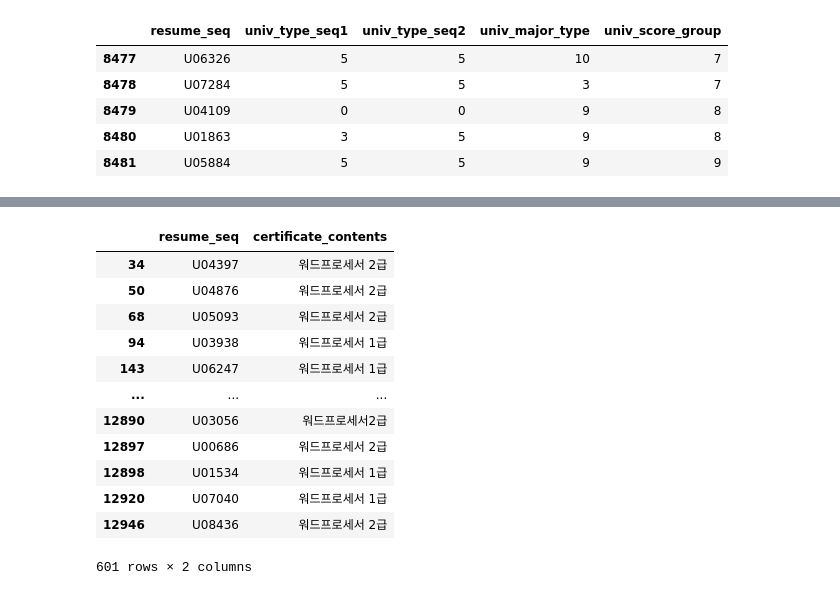
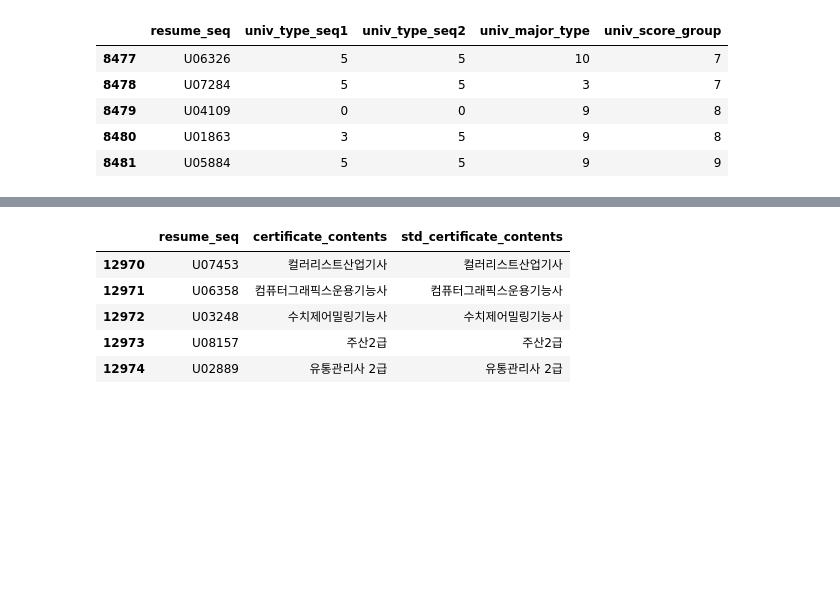
Before and after one commit to Kim-SeongSu/Dacon_Kookmin_University, a Jupyter notebook: kookmin_ai.ipynb, the cells around one changed output, grey strips where cells are left out. Drawn from its saved outputs; the diff is of its cells as text; code cells hidden in the pictures; blank space fills up the shorter version.

Commit message:
update: data Pre-processing complete
데이터 전처리 완료
- 필요데이터 추출
- 데이터 정제

# 다음 할 일
- 데이터 표준화 (from sklearn.preprocessing import StandardScaler 사용)
- 데이터 프레임 Numpy 배열로 변환
- 계층적 클러스터링 수행

```diff
--- a/kookmin_ai.ipynb
+++ b/kookmin_ai.ipynb
@@ -653,16 +641,64 @@ Name: certificate_contents, dtype: int64
-# %%
-resume_certificate_data[resume_certificate_data.certificate_contents.str.contains('워드프로세서')]
-# %% [output]
-|  | resume_seq | certificate_contents |
-| 34 | U04397 | 워드프로세서 2급 |
-| 50 | U04876 | 워드프로세서 2급 |
-| 68 | U05093 | 워드프로세서 2급 |
-| 94 | U03938 | 워드프로세서 1급 |
-| 143 | U06247 | 워드프로세서 1급 |
-| ... | ... | ... |
-| 12890 | U03056 | 워드프로세서2급 |
-| 12897 | U00686 | 워드프로세서 2급 |
-| 12898 | U01534 | 워드프로세서 1급 |
-| 12920 | U07040 | 워드프로세서 1급 |
-| 12946 | U08436 | 워드프로세서 2급 |
-601 rows × 2 columns
+# %%
+resume_temp = resume_certificate_data
+
+# 자격증 명칭 통일
+resume_temp['std_certificate_contents'] = ''
+
+
+## 자동차 운전면허
+resume_temp.loc[(resume_temp.certificate_contents.str.contains('1종')) & (resume_temp.certificate_contents.str.contains('보')) , 'std_certificate_contents'] = '자동차 운전면허 1종 보통'
+resume_temp.loc[(resume_temp.certificate_contents.str.contains('1종')) & (resume_temp.certificate_contents.str.contains('대')) , 'std_certificate_contents'] = '자동차 운전면허 1종 대형'
+resume_temp.loc[((resume_temp.certificate_contents.str.contains('2종')) & (resume_temp.certificate_contents.str.contains('보')) | (resume_temp.certificate_contents.str.contains('2종운전'))) , 'std_certificate_contents'] = '자동차 운전면허 2종 보통'
+resume_temp.loc[(resume_temp.certificate_contents.str.contains('2종')) & (resume_temp.certificate_contents.str.contains('소')) , 'std_certificate_contents'] = '자동차 운전면허 2종 소형'
+
+## MCAS
+for i in [6718, 9402]:
+    resume_temp.std_certificate_contents[i] = 'MCAS MASTER 2007'
+
+## MOS
+resume_temp.loc[((resume_temp.certificate_contents.str.contains('MOS') | resume_temp.certificate_contents.str.contains('모스')) & (resume_temp.certificate_contents.str.contains('MASTER') | resume_temp.certificate_contents.str.contains('마스터'))) , 'std_certificate_contents'] = 'MOS MASTER'
+resume_temp.loc[(resume_temp.std_certificate_contents == '') & (resume_temp.certificate_contents == '워드') | (resume_temp.certificate_contents == '파워포인트') | (resume_temp.certificate_contents == '파워 포인트') | (resume_temp.certificate_contents == '엑셀') | (resume_temp.certificate_contents == '엑서스'), 'std_certificate_contents'] = 'MOS MASTER'
+### MOS MASTER 특이사항 추가
+for i in [634, 2416, 2712, 3638, 3713, 5273, 6778, 7235, 8001, 11088, 11697, 12599, 12955, 11777, 12724]:
+    resume_temp.std_certificate_contents[i] = 'MOS MASTER'
+resume_temp.loc[((resume_temp.std_certificate_contents == '') & (resume_temp.certificate_contents.str.contains('MOS') | resume_temp.certificate_contents.str.contains('모스')) & (resume_temp.certificate_contents.str.contains('WORD') | resume_temp.certificate_contents.str.contains('워드'))) , 'std_certificate_contents'] = 'MOS WORD'
+resume_temp.loc[((resume_temp.std_certificate_contents == '') & (resume_temp.certificate_contents.str.contains('MOS') | resume_temp.certificate_contents.str.contains('모스')) & (resume_temp.certificate_contents.str.contains('EXCEL') | resume_temp.certificate_contents.str.contains('엑셀'))) , 'std_certificate_contents'] = 'MOS EXCEL'
+resume_temp.loc[((resume_temp.std_certificate_contents == '') & (resume_temp.certificate_contents.str.contains('MOS') | resume_temp.certificate_contents.str.contains('모스')) & (resume_temp.certificate_contents.str.contains('ACCESS'))) , 'std_certificate_contents'] = 'MOS ACCESS'
+resume_temp.loc[((resume_temp.std_certificate_contents == '') & (resume_temp.certificate_contents.str.contains('MOS') | resume_temp.certificate_contents.str.contains('모스')) & (resume_temp.certificate_contents.str.contains('OUTLOOK'))) , 'std_certificate_contents'] = 'MOS OUTLOOK'
+
+## MOUS
+resume_temp.loc[(resume_temp.std_certificate_contents == '') & (resume_temp.certificate_contents == 'MOUS(MICROSOFT OFFICE USER SPECIALIST)') | (resume_temp.certificate_contents == 'MOUS EXPERT MASTER') | (resume_temp.certificate_contents == 'MOUS') | (resume_temp.certificate_contents == 'MOUS EXPERT') | (resume_temp.certificate_contents == 'MOUS MASTER'), 'std_certificate_contents'] = 'MOUS MASTER'
+resume_temp.loc[(resume_temp.std_certificate_contents == '') & (resume_temp.certificate_contents == 'MOUS 파워포인트') | (resume_temp.certificate_contents == 'MOUS POWERPOINT 2002 CORE'), 'std_certificate_contents'] = 'MOUS POWERPOINT'
+resume_temp.loc[(resume_temp.std_certificate_contents == '') & (resume_temp.certificate_contents == 'MOUS 워드') | (resume_temp.certificate_contents == 'MOUS WORD 2003 EXPERT'), 'std_certificate_contents'] = 'MOUS WORD'
+resume_temp.loc[(resume_temp.std_certificate_contents == '') & (resume_temp.certificate_contents == 'MOUS 엑셀') | (resume_temp.certificate_contents == 'MOUS EXCEL 2003 EXPERT'), 'std_certificate_contents'] = 'MOUS EXCEL'
+
+## 워드프로세서
+resume_temp.loc[(resume_temp.std_certificate_contents == '') & ~(resume_temp.certificate_contents.str.contains('DIAT')) & ~(resume_temp.certificate_contents.str.contains('ICDL')) & (resume_temp.certificate_contents.str.contains('급') | resume_temp.certificate_contents.str.contains('프로세')) & resume_temp.certificate_contents.str.contains('워드'), 'std_certificate_contents'] = '워드프로세스'
+
+## 컴퓨터활용능력
+resume_temp.loc[(resume_temp.std_certificate_contents == '')& ~(resume_temp.certificate_contents.str.contains('ICDL')) & (resume_temp.certificate_contents.str.contains('컴활') | resume_temp.certificate_contents.str.contains('컴퓨터활') | resume_temp.certificate_contents.str.contains('컴퓨터 활용')), 'std_certificate_contents'] = '컴퓨터활용능력'
+
+## 한자급수
+resume_temp.loc[(resume_temp.std_certificate_contents == '') & (resume_temp.certificate_contents.str.contains('한자')), 'std_certificate_contents'] = '한자급수 자격시험'
+
+## 한국사
+resume_temp.loc[(resume_temp.std_certificate_contents == '') & (resume_temp.certificate_contents.str.contains('한국사')), 'std_certificate_contents'] = '한국사능력검정시험'
+
+## ITQ
+resume_temp.loc[(resume_temp.std_certificate_contents == '') & (resume_temp.certificate_contents.str.contains('ITQ') & resume_temp.certificate_contents.str.contains('인터넷')), 'std_certificate_contents'] = 'ITQ 문서작업'
+resume_temp.loc[(resume_temp.std_certificate_contents == '') & (resume_temp.certificate_contents.str.contains('ITQ')), 'std_certificate_contents'] = 'ITQ 인터넷'
+
+## 그 외의 자격증은 그대로 입력
+for i in range(len(resume_temp)):
+    if resume_temp.std_certificate_contents[i] == '':
+        resume_temp.std_certificate_contents[i] = resume_temp.certificate_contents[i]
+
+# 결과 확인
+resume_temp.tail(5)
+# %% [output]
+|  | resume_seq | certificate_contents | std_certificate_contents |
+| 12970 | U07453 | 컬러리스트산업기사 | 컬러리스트산업기사 |
+| 12971 | U06358 | 컴퓨터그래픽스운용기능사 | 컴퓨터그래픽스운용기능사 |
+| 12972 | U03248 | 수치제어밀링기능사 | 수치제어밀링기능사 |
+| 12973 | U08157 | 주산2급 | 주산2급 |
+| 12974 | U02889 | 유통관리사 2급 | 유통관리사 2급 |
```
Also changed, not shown: parts of 15 cells of this notebook.
